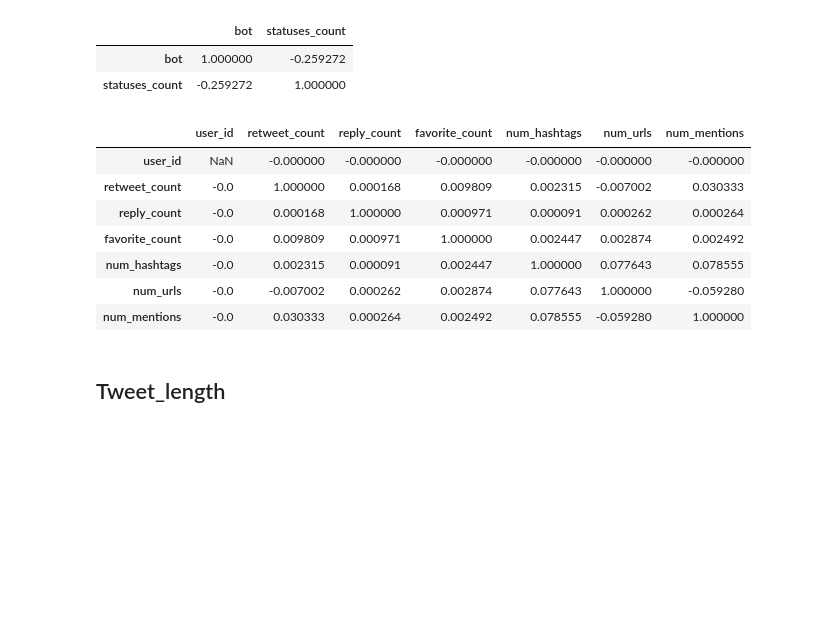
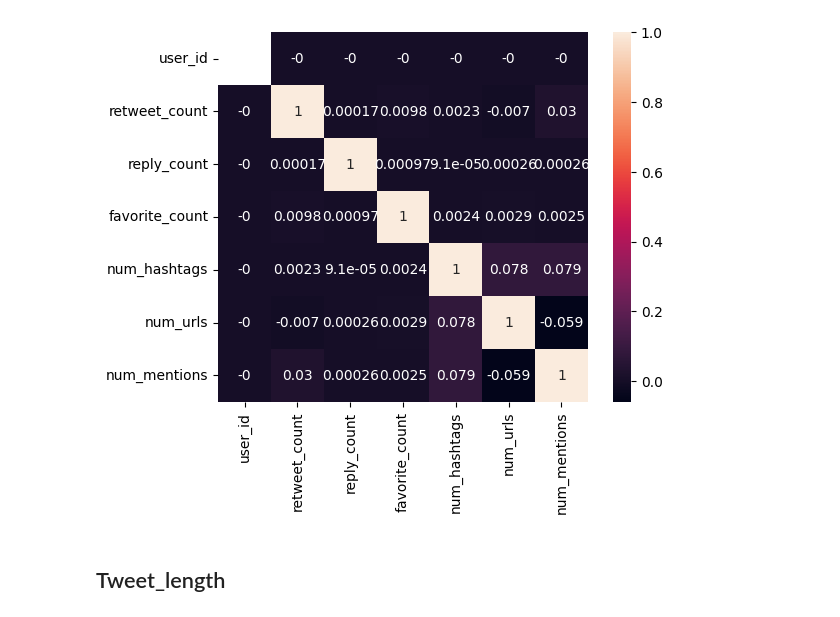
Before and after one commit to domferr/Data-Mining, a Jupyter notebook: Data Cleaning/Create indicators.ipynb, the cells around one changed output. Cells and saved outputs as stored; diff of their text form; code cells hidden in the pictures; blank space fills up the shorter version.

```diff
--- a/Data Cleaning/Create indicators.ipynb
+++ b/Data Cleaning/Create indicators.ipynb
@@ -26,20 +26,12 @@ Wall time: 18 s
-# %%
-df_users.corr()
-# %% [output]
-|  | bot | statuses_count |
-| bot | 1.000000 | -0.259272 |
-| statuses_count | -0.259272 | 1.000000 |
-# %%
-df_tweets.corr()
-# %% [output]
-|  | user_id | retweet_count | reply_count | favorite_count | num_hashtags | num_urls | num_mentions |
-| user_id | NaN | -0.000000 | -0.000000 | -0.000000 | -0.000000 | -0.000000 | -0.000000 |
-| retweet_count | -0.0 | 1.000000 | 0.000168 | 0.009809 | 0.002315 | -0.007002 | 0.030333 |
-| reply_count | -0.0 | 0.000168 | 1.000000 | 0.000971 | 0.000091 | 0.000262 | 0.000264 |
-| favorite_count | -0.0 | 0.009809 | 0.000971 | 1.000000 | 0.002447 | 0.002874 | 0.002492 |
-| num_hashtags | -0.0 | 0.002315 | 0.000091 | 0.002447 | 1.000000 | 0.077643 | 0.078555 |
-| num_urls | -0.0 | -0.007002 | 0.000262 | 0.002874 | 0.077643 | 1.000000 | -0.059280 |
-| num_mentions | -0.0 | 0.030333 | 0.000264 | 0.002492 | 0.078555 | -0.059280 | 1.000000 |
+# %%
+corr_matrix = df_tweets.corr()
+fig, ax = plt.subplots()
+mask = np.zeros_like(corr_matrix)
+sn.heatmap(corr_matrix, annot=True, mask=mask, square=True)
+
+plt.show()
+# %% [output]
+[figure, added]
 # %% [markdown]
 ## Tweet_length
 # %%
```
Also changed, not shown: parts of 19 cells of this notebook, 5 other files.
